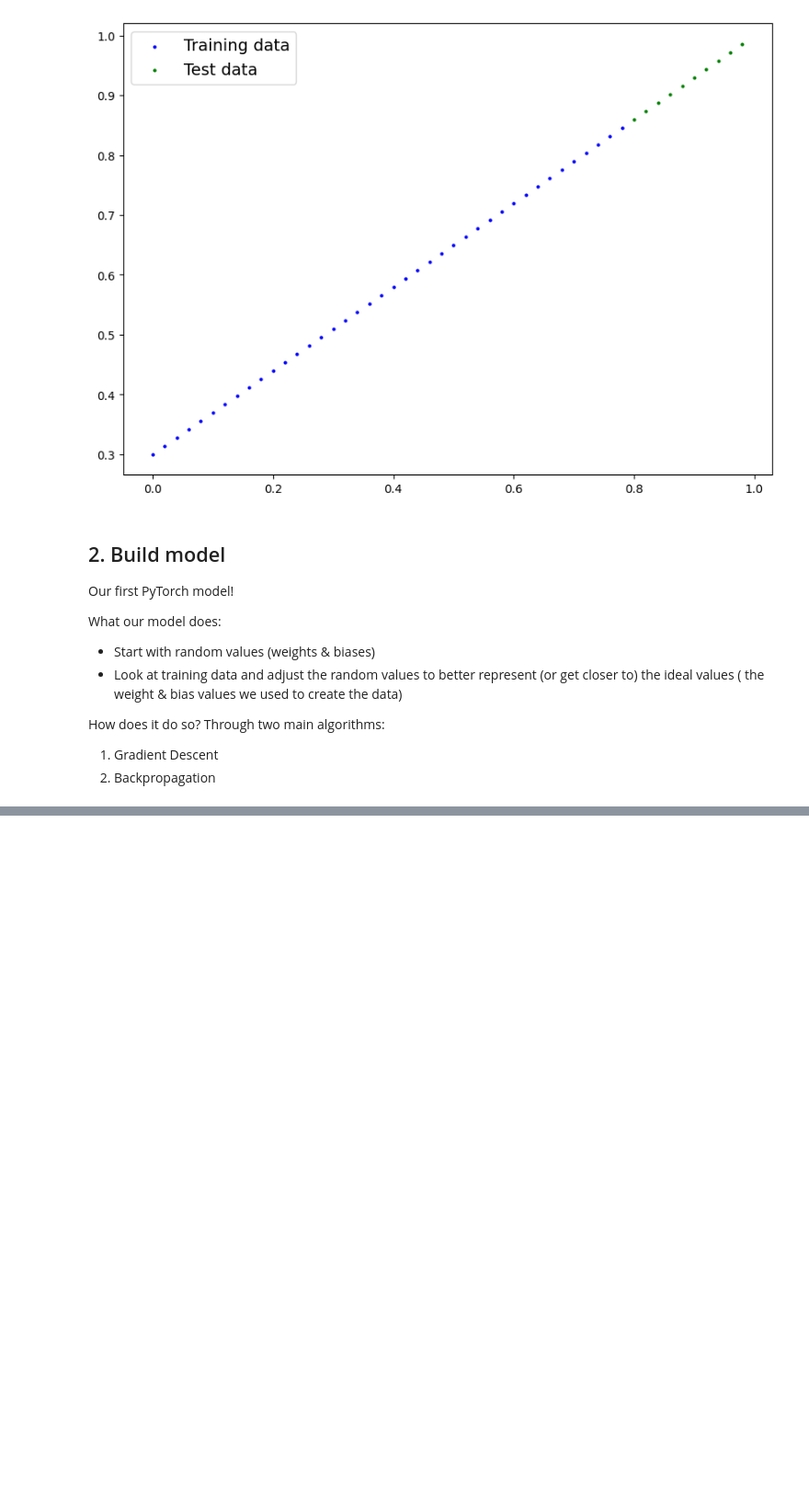
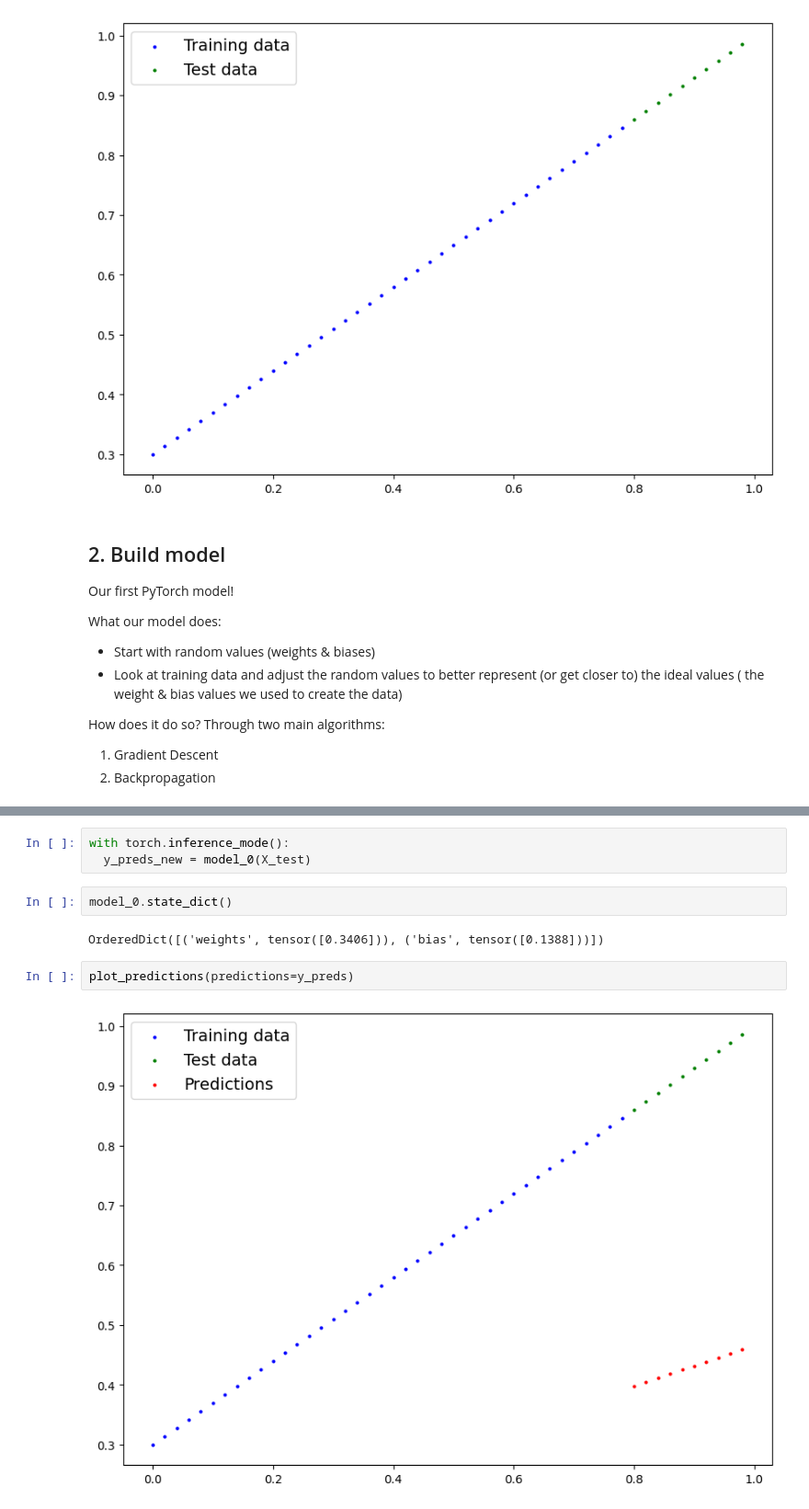
Before and after one commit to BhaskarKapri07/Learning-PyTorch, a Jupyter notebook: Pytorch02_Workflow.ipynb, the cells around one changed output, grey strips where cells are left out. Shown at 92% size. Saved outputs shown, nothing was run; the diff lists cells and outputs as text; blank space fills up the shorter version.

```diff
--- a/Pytorch02_Workflow.ipynb
+++ b/Pytorch02_Workflow.ipynb
@@ -166,0 +333,11 @@ class LinearRegressionModel(nn.Module):
+# %%
+with torch.inference_mode():
+  y_preds_new = model_0(X_test)
+# %%
+model_0.state_dict()
+# %% [output]
+OrderedDict([('weights', tensor([0.3406])), ('bias', tensor([0.1388]))])
+# %%
+plot_predictions(predictions=y_preds)
+# %% [output]
+[figure, added]
```
Also changed, not shown: parts of 15 cells of this notebook.
